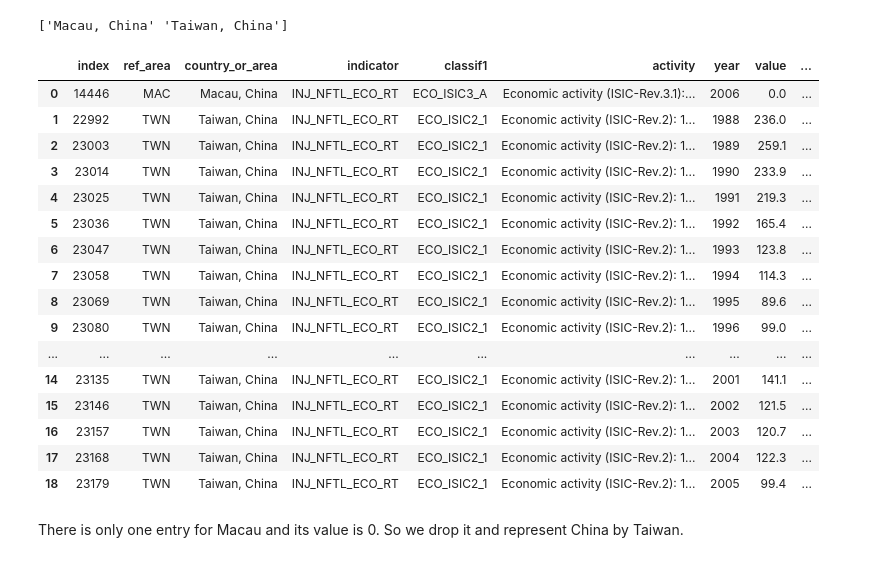
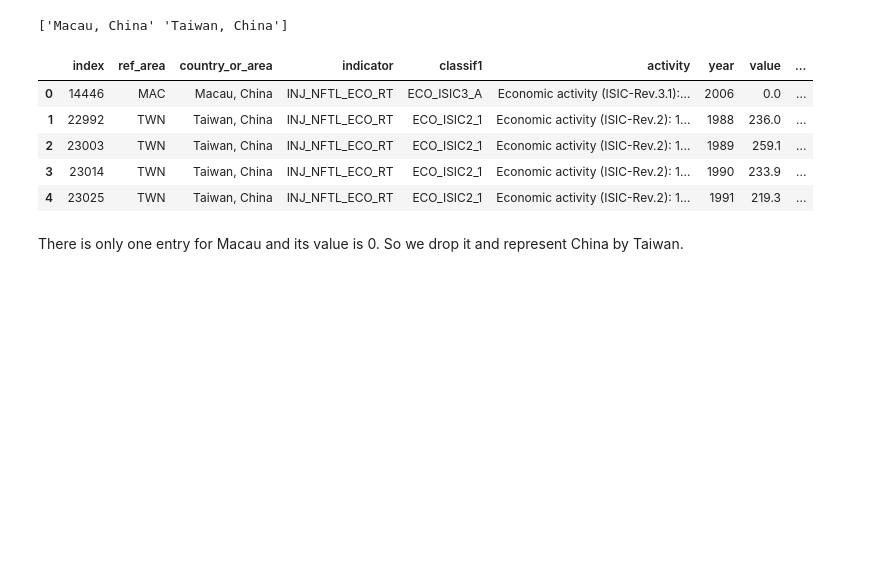
Before and after one commit to shivz7/ADA, a Jupyter notebook: Q3.ipynb, the cells around one changed output. Saved outputs shown, nothing was run; the diff lists cells and outputs as text; code cells hidden in the pictures; blank space fills up the shorter version.

```diff
--- a/Q3.ipynb
+++ b/Q3.ipynb
@@ -340,25 +390,14 @@ print(china_injuries['country_or_area'].unique())    # different chinese cities
 # %% [output]
 ['Macau, China' 'Taiwan, China']
 # %%
-china_injuries
+china_injuries.head()
 # %% [output]
 |  | index | ref_area | country_or_area | indicator | classif1 | activity | year | value | ... |
 | 0 | 14446 | MAC | Macau, China | INJ_NFTL_ECO_RT | ECO_ISIC3_A | Economic activity (ISIC-Rev.3.1):... | 2006 | 0.0 | ... |
 | 1 | 22992 | TWN | Taiwan, China | INJ_NFTL_ECO_RT | ECO_ISIC2_1 | Economic activity (ISIC-Rev.2): 1... | 1988 | 236.0 | ... |
 | 2 | 23003 | TWN | Taiwan, China | INJ_NFTL_ECO_RT | ECO_ISIC2_1 | Economic activity (ISIC-Rev.2): 1... | 1989 | 259.1 | ... |
 | 3 | 23014 | TWN | Taiwan, China | INJ_NFTL_ECO_RT | ECO_ISIC2_1 | Economic activity (ISIC-Rev.2): 1... | 1990 | 233.9 | ... |
 | 4 | 23025 | TWN | Taiwan, China | INJ_NFTL_ECO_RT | ECO_ISIC2_1 | Economic activity (ISIC-Rev.2): 1... | 1991 | 219.3 | ... |
-| 5 | 23036 | TWN | Taiwan, China | INJ_NFTL_ECO_RT | ECO_ISIC2_1 | Economic activity (ISIC-Rev.2): 1... | 1992 | 165.4 | ... |
-| 6 | 23047 | TWN | Taiwan, China | INJ_NFTL_ECO_RT | ECO_ISIC2_1 | Economic activity (ISIC-Rev.2): 1... | 1993 | 123.8 | ... |
-| 7 | 23058 | TWN | Taiwan, China | INJ_NFTL_ECO_RT | ECO_ISIC2_1 | Economic activity (ISIC-Rev.2): 1... | 1994 | 114.3 | ... |
-| 8 | 23069 | TWN | Taiwan, China | INJ_NFTL_ECO_RT | ECO_ISIC2_1 | Economic activity (ISIC-Rev.2): 1... | 1995 | 89.6 | ... |
-| 9 | 23080 | TWN | Taiwan, China | INJ_NFTL_ECO_RT | ECO_ISIC2_1 | Economic activity (ISIC-Rev.2): 1... | 1996 | 99.0 | ... |
-| ... | ... | ... | ... | ... | ... | ... | ... | ... | ... |
-| 14 | 23135 | TWN | Taiwan, China | INJ_NFTL_ECO_RT | ECO_ISIC2_1 | Economic activity (ISIC-Rev.2): 1... | 2001 | 141.1 | ... |
-| 15 | 23146 | TWN | Taiwan, China | INJ_NFTL_ECO_RT | ECO_ISIC2_1 | Economic activity (ISIC-Rev.2): 1... | 2002 | 121.5 | ... |
-| 16 | 23157 | TWN | Taiwan, China | INJ_NFTL_ECO_RT | ECO_ISIC2_1 | Economic activity (ISIC-Rev.2): 1... | 2003 | 120.7 | ... |
-| 17 | 23168 | TWN | Taiwan, China | INJ_NFTL_ECO_RT | ECO_ISIC2_1 | Economic activity (ISIC-Rev.2): 1... | 2004 | 122.3 | ... |
-| 18 | 23179 | TWN | Taiwan, China | INJ_NFTL_ECO_RT | ECO_ISIC2_1 | Economic activity (ISIC-Rev.2): 1... | 2005 | 99.4 | ... |
 # %% [markdown]
 There is only one entry for Macau and its value is 0. So we drop it and represent China by Taiwan.
 # %%
```
Also changed, not shown: parts of 13 cells of this notebook.
